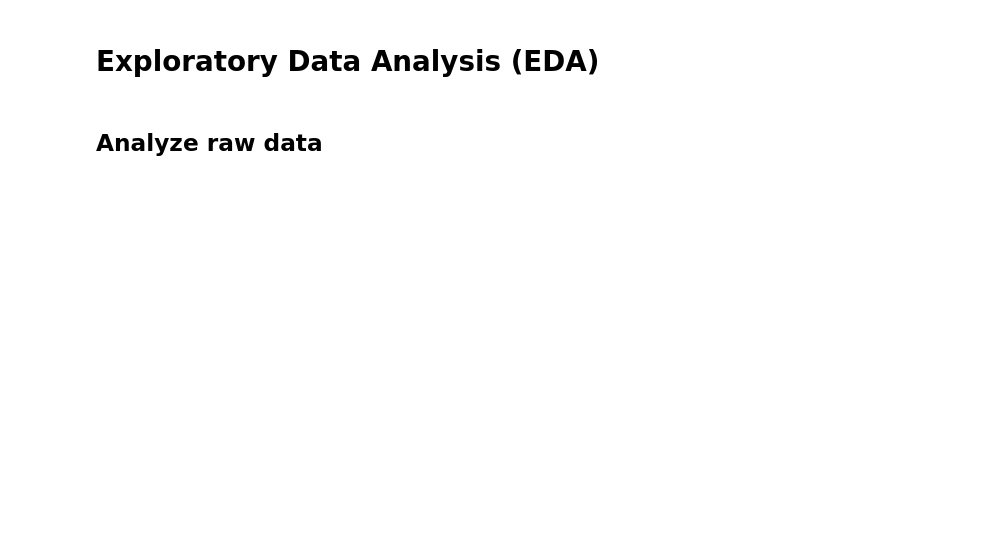
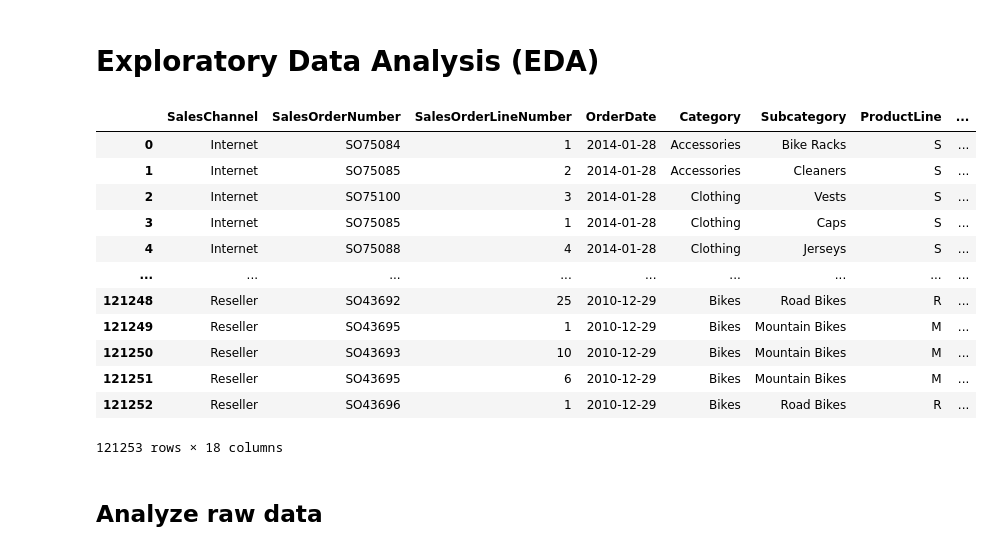
Before and after one commit to RafaelRiesle/cpm_projekt_14_vorhersage_numerischer_Werte, a Jupyter notebook: notebooks/analysis.ipynb, the cells around one changed output. Cells and saved outputs as stored; diff of their text form; code cells hidden in the pictures; blank space fills up the shorter version.

Commit message:
feat: add reseller data to dataset

```diff
--- a/notebooks/analysis.ipynb
+++ b/notebooks/analysis.ipynb
@@ -12,6 +12,21 @@ SqlServerConnector().get_data()
 # %%
 # Load and prepare data
 df = LoadPrepareData().load_and_prepare_data()
+df
+# %% [output]
+|  | SalesChannel | SalesOrderNumber | SalesOrderLineNumber | OrderDate | Category | Subcategory | ProductLine | ... |
+| 0 | Internet | SO75084 | 1 | 2014-01-28 | Accessories | Bike Racks | S | ... |
+| 1 | Internet | SO75085 | 2 | 2014-01-28 | Accessories | Cleaners | S | ... |
+| 2 | Internet | SO75100 | 3 | 2014-01-28 | Clothing | Vests | S | ... |
+| 3 | Internet | SO75085 | 1 | 2014-01-28 | Clothing | Caps | S | ... |
+| 4 | Internet | SO75088 | 4 | 2014-01-28 | Clothing | Jerseys | S | ... |
+| ... | ... | ... | ... | ... | ... | ... | ... | ... |
+| 121248 | Reseller | SO43692 | 25 | 2010-12-29 | Bikes | Road Bikes | R | ... |
+| 121249 | Reseller | SO43695 | 1 | 2010-12-29 | Bikes | Mountain Bikes | M | ... |
+| 121250 | Reseller | SO43693 | 10 | 2010-12-29 | Bikes | Mountain Bikes | M | ... |
+| 121251 | Reseller | SO43695 | 6 | 2010-12-29 | Bikes | Mountain Bikes | M | ... |
+| 121252 | Reseller | SO43696 | 1 | 2010-12-29 | Bikes | Road Bikes | R | ... |
+121253 rows × 18 columns
 # %% [markdown]
 ## Analyze raw data
 # %%
```
Also changed, not shown: parts of 14 cells of this notebook, 5 other files.
